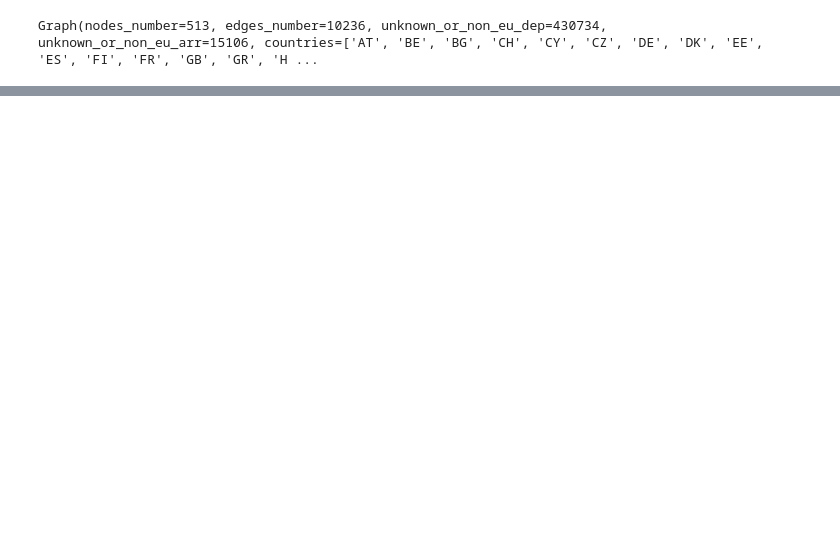
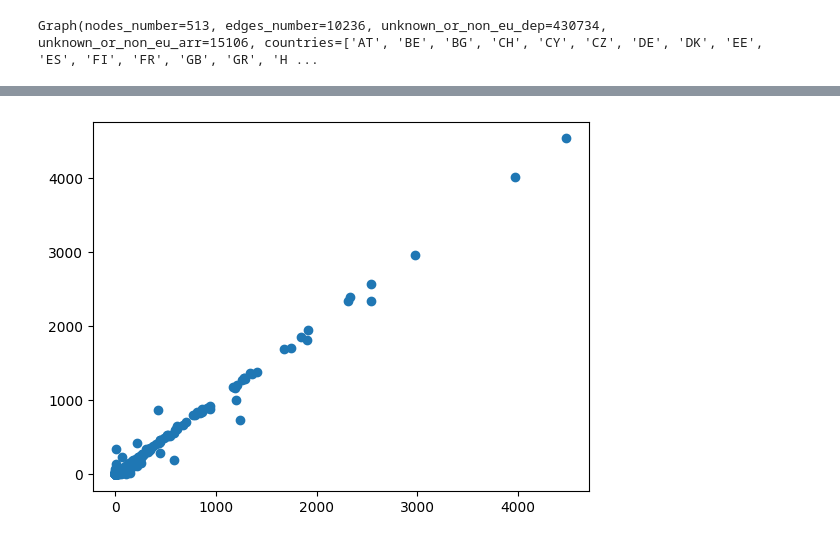
Before and after one commit to sblenlkj/eu_flights, a Jupyter notebook: eu_flights_graph.ipynb, the cells around one changed output, grey strips where cells are left out. Drawn from its saved outputs; the diff is of its cells as text; code cells hidden in the pictures; blank space fills up the shorter version.

```diff
--- a/eu_flights_graph.ipynb
+++ b/eu_flights_graph.ipynb
@@ -9,3 +11,9 @@ gr = GraphJsonLoader().load("./data/flights_week_graph_with_nut3.json")
 gr
 # %% [output]
 Graph(nodes_number=513, edges_number=10236, unknown_or_non_eu_dep=430734, unknown_or_non_eu_arr=15106, countries=['AT', 'BE', 'BG', 'CH', 'CY', 'CZ', 'DE', 'DK', 'EE', 'ES', 'FI', 'FR', 'GB', 'GR', 'H ...
+# %%
+from graph_creation.adapters.output.graph import GraphPandasAdapter
+pa = GraphPandasAdapter(gr)
+# %%
+nodes_df = pa.nodes_to_df()
+nodes_df.head()
@@ -11,0 +27,6 @@ Graph(nodes_number=513, edges_number=10236, unknown_or_non_eu_dep=430734, unknow
+# %%
+import matplotlib.pyplot as plt
+plt.scatter(nodes_df['out_flights_number'], nodes_df['in_flights_number'])
+plt.show()
+# %% [output]
+[figure, added]
```
Also changed, not shown: parts of 8 cells of this notebook, 3 other files.
